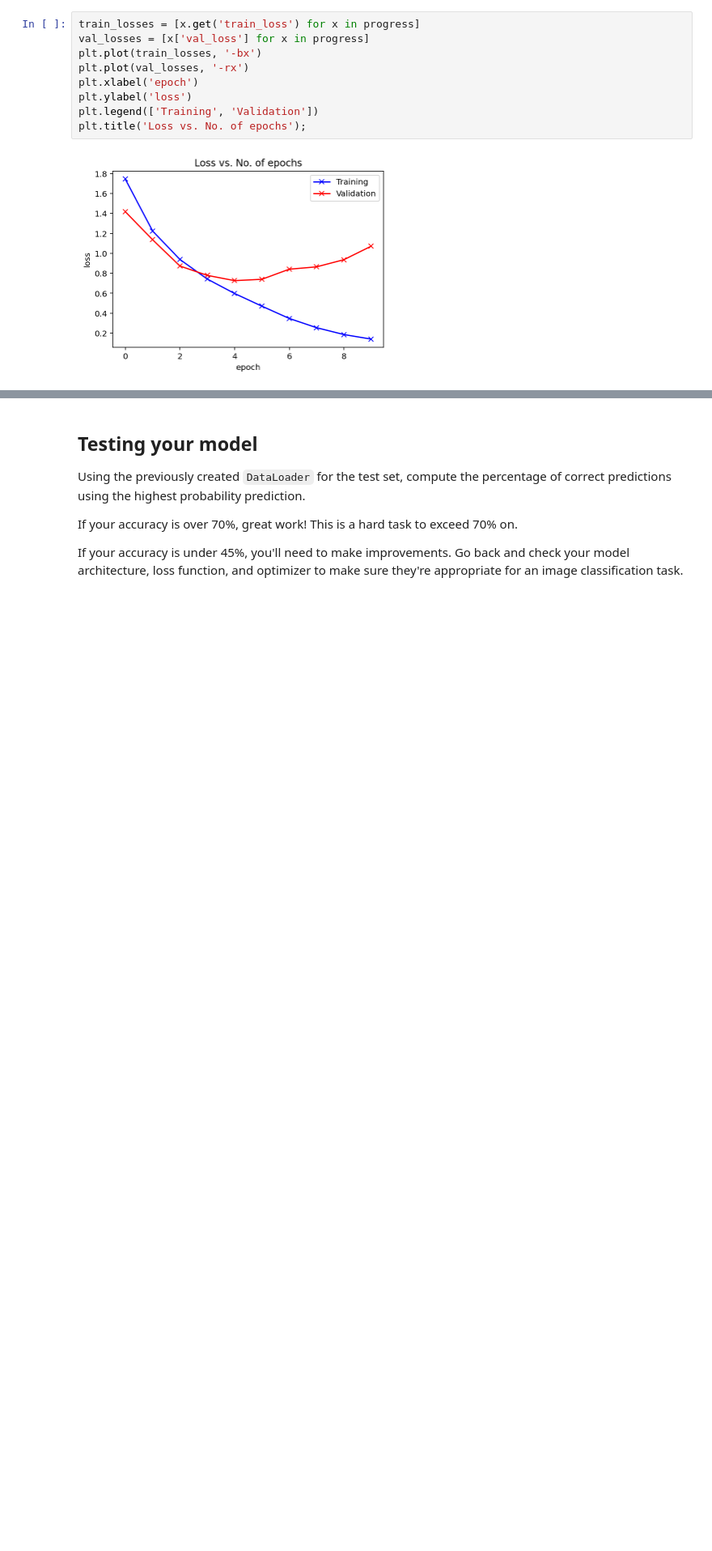
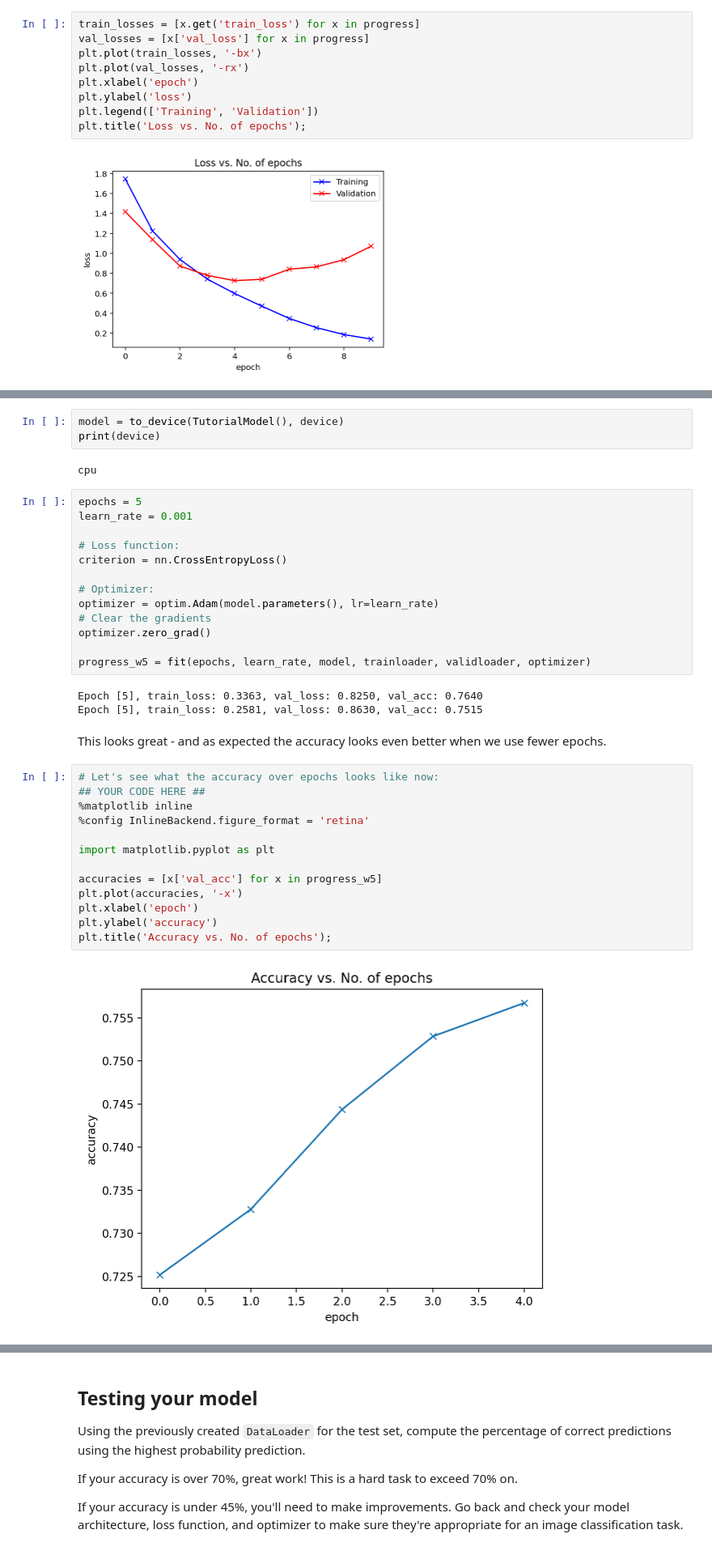
Before and after one commit to squidstein/CIFAR10-Classifier, a Jupyter notebook: Notebooks/Trained_CIFAR10_Classifier-Kagv1.ipynb, the cells around one changed output, grey strips where cells are left out. Shown at 81% size. Saved outputs shown, nothing was run; the diff lists cells and outputs as text; blank space fills up the shorter version.

```diff
--- a/Notebooks/Trained_CIFAR10_Classifier-Kagv1.ipynb
+++ b/Notebooks/Trained_CIFAR10_Classifier-Kagv1.ipynb
@@ -487,0 +502,38 @@ plt.title('Loss vs. No. of epochs');
+# %%
+model = to_device(TutorialModel(), device)
+print(device)
+# %% [output]
+cpu
+# %%
+epochs = 5
+learn_rate = 0.001
+
+# Loss function:
+criterion = nn.CrossEntropyLoss()
+
+# Optimizer:
+optimizer = optim.Adam(model.parameters(), lr=learn_rate)
+# Clear the gradients
+optimizer.zero_grad()
+
+progress_w5 = fit(epochs, learn_rate, model, trainloader, validloader, optimizer)
+# %% [output]
+Epoch [5], train_loss: 0.3363, val_loss: 0.8250, val_acc: 0.7640
+Epoch [5], train_loss: 0.2581, val_loss: 0.8630, val_acc: 0.7515
+# %% [markdown]
+This looks great - and as expected the accuracy looks even better when we use fewer epochs.
+# %%
+# Let's see what the accuracy over epochs looks like now:
+## YOUR CODE HERE ##
+%matplotlib inline
+%config InlineBackend.figure_format = 'retina'
+
+import matplotlib.pyplot as plt
+
+accuracies = [x['val_acc'] for x in progress_w5]
+plt.plot(accuracies, '-x')
+plt.xlabel('epoch')
+plt.ylabel('accuracy')
+plt.title('Accuracy vs. No. of epochs');
+# %% [output]
+[figure, added]
```
Also changed, not shown: parts of 23 cells of this notebook, 1 other file.
